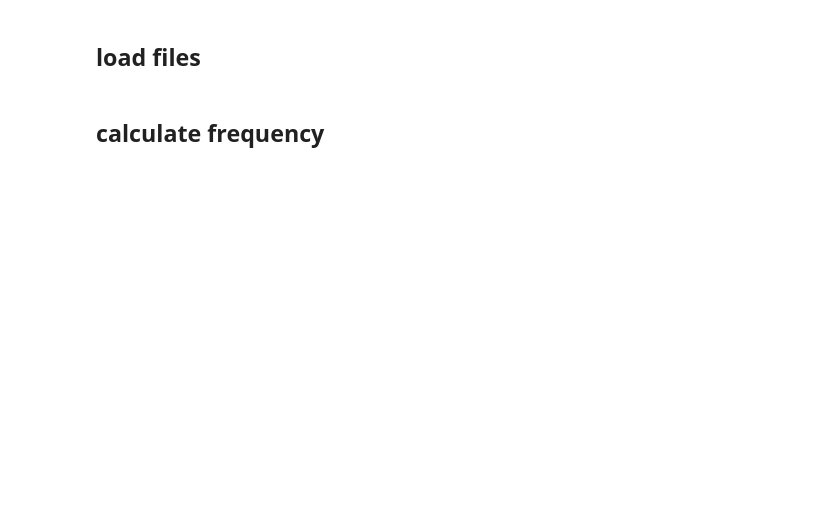
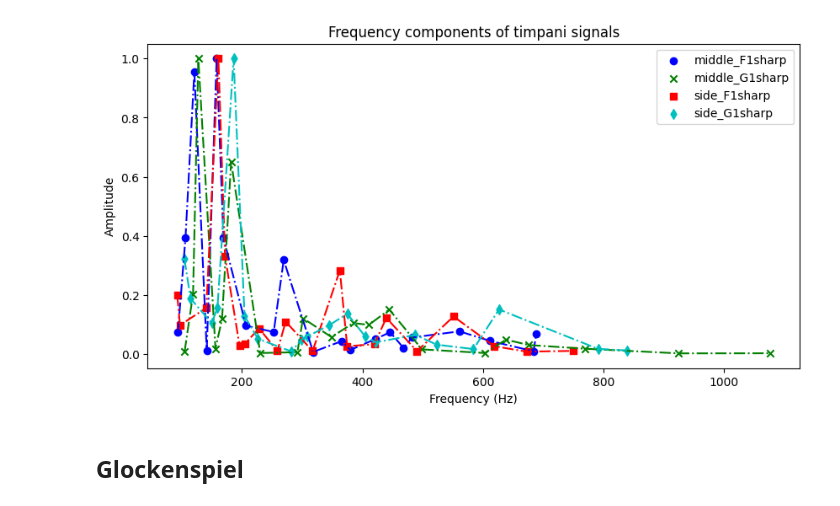
Before and after one commit to kjle/Acoustique-Musicale-TP, a Jupyter notebook: percussion/data_analyse.ipynb, the cells around one changed output. Saved outputs shown, nothing was run; the diff lists cells and outputs as text; code cells hidden in the pictures; blank space fills up the shorter version.

```diff
--- a/percussion/data_analyse.ipynb
+++ b/percussion/data_analyse.ipynb
@@ -178,3 +224,26 @@ plt.show()
+# %%
+fig, ax = plt.subplots(1, 1, figsize=(10, 5))
+marker = ['o', 'x', 's', 'd', '^', 'v', '<', '>', 'p', 'h']
+colors = ['b', 'g', 'r', 'c', 'm', 'y', 'k', 'w']
+
+for idx, row in freq_components.iterrows():
+    file_name = row['file_name']
+    position = row['position']
+    timbre = row['timbre']
+    freq = row['freq']
+    amp = row['amp']
+    label = f'{position}_{timbre}'
+    ax.scatter(freq, amp, label=label, marker=marker[idx], color=colors[idx])
+    ax.plot(freq, amp, linestyle='-.', color=colors[idx])
+ax.legend()
+ax.set_xlabel('Frequency (Hz)')
+ax.set_ylabel('Amplitude')
+ax.set_title('Frequency components of timpani signals')
+plt.show()
+# %% [output]
+[figure, added]
+# %% [markdown]
+## Glockenspiel
 # %%
 config = {
     'data folder': 'data/glockenspiel',
@@ -185,4 +256,2 @@ config = {
     'xlim': [0, 10000]
 }
-# %% [markdown]
-## load files
@@ -197,2 +257,0 @@ for idx, file in enumerate(file_list):
-# %% [markdown]
-## calculate frequency
```
Also changed, not shown: parts of 26 cells of this notebook, 7 other files.
